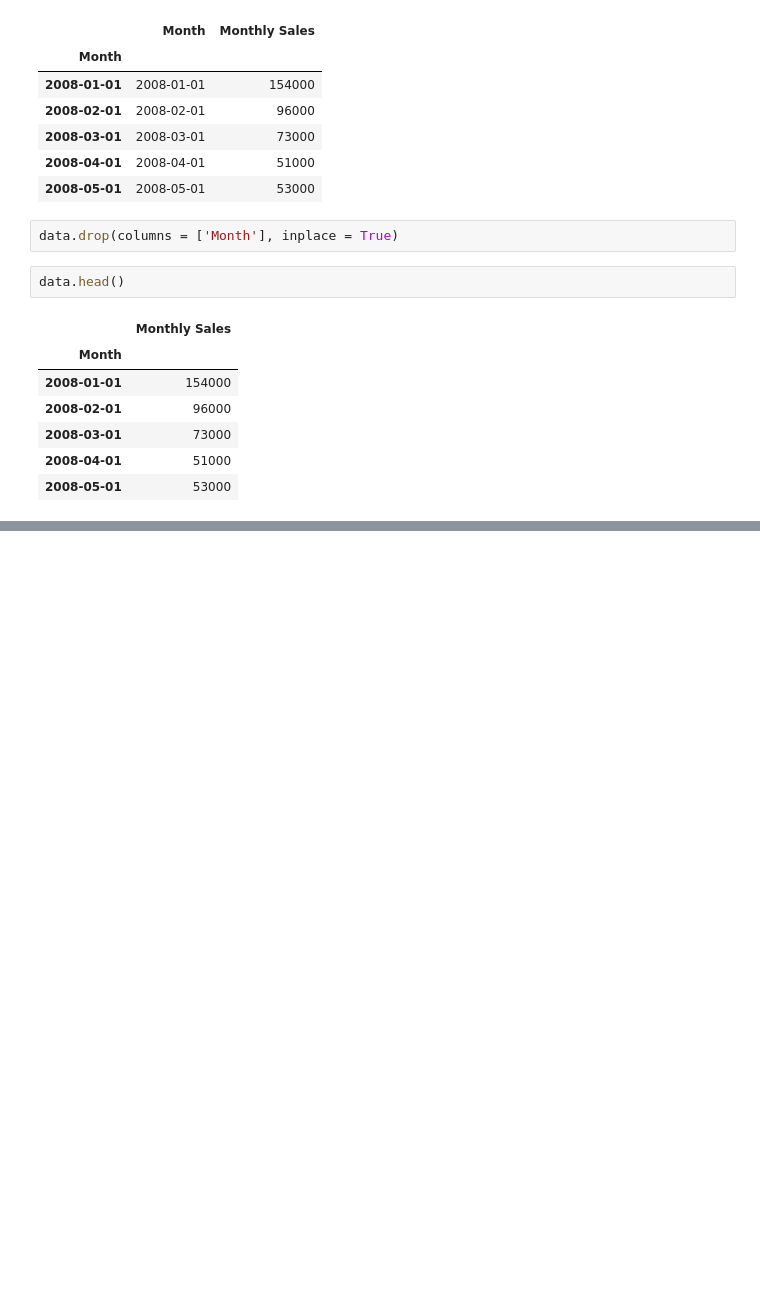
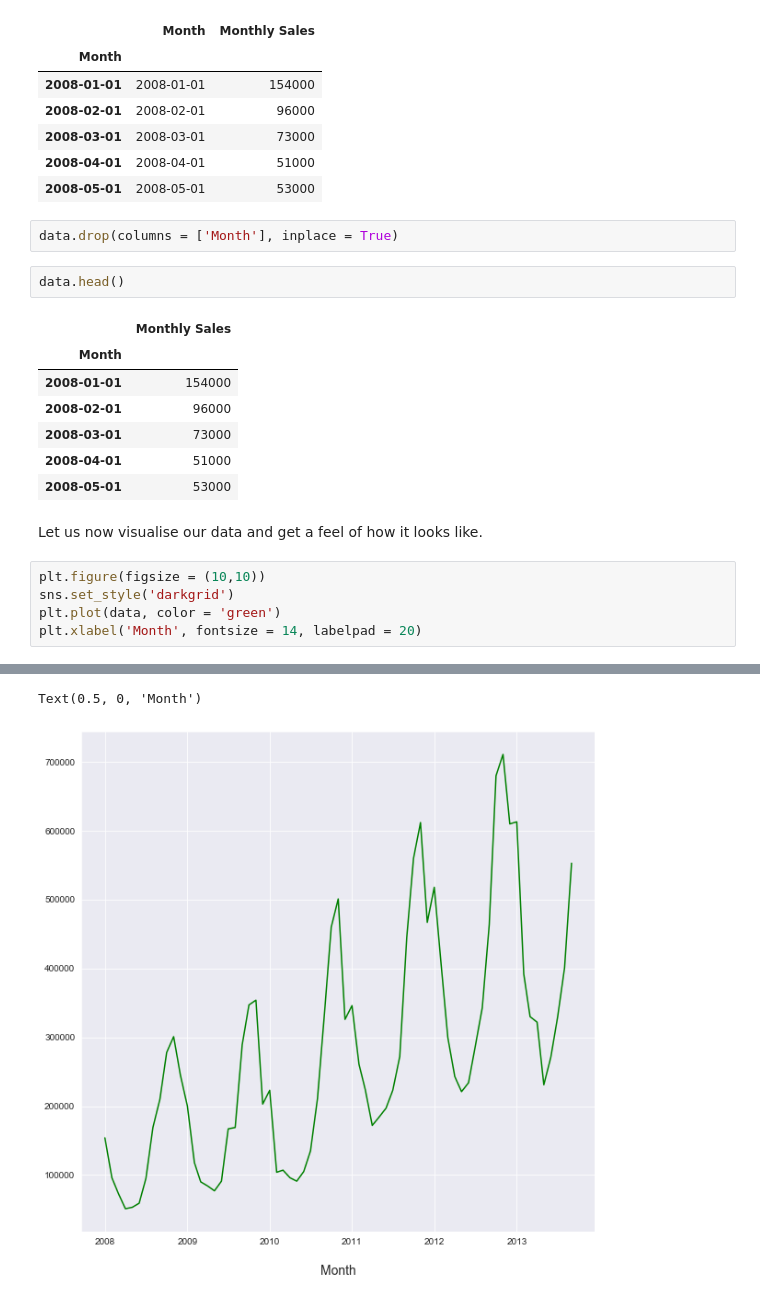
Before and after one commit to hamzajabbarr/time_series_forecasting_example, a Jupyter notebook: Time_series.ipynb, the cells around one changed output, grey strips where cells are left out. Saved outputs shown, nothing was run; the diff lists cells and outputs as text; blank space fills up the shorter version.

```diff
--- a/Time_series.ipynb
+++ b/Time_series.ipynb
@@ -108,3 +108,11 @@ data.head()
 | 2008-03-01 | 73000 |
 | 2008-04-01 | 51000 |
 | 2008-05-01 | 53000 |
+# %% [markdown]
+Let us now visualise our data and get a feel of how it looks like.
+# %%
+plt.figure(figsize = (10,10))
+sns.set_style('darkgrid')
+plt.plot(data, color = 'green')
+plt.xlabel('Month', fontsize = 14, labelpad = 20)
+# %% [output]
@@ -110,0 +122,2 @@ data.head()
+Text(0.5, 0, 'Month')
+[figure, added]
```
Also changed, not shown: parts of 1 cell of this notebook.
